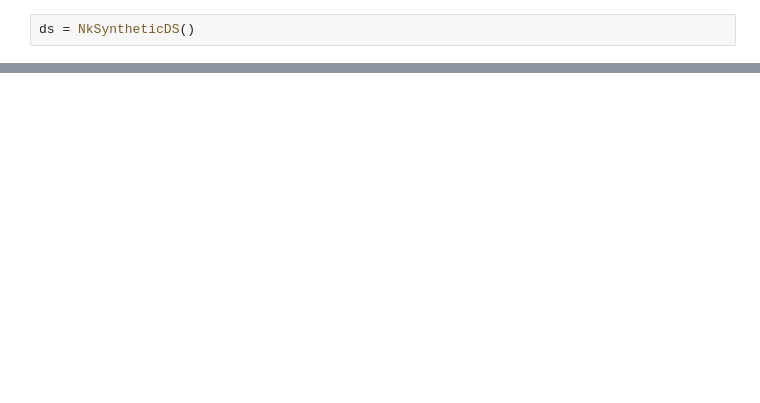
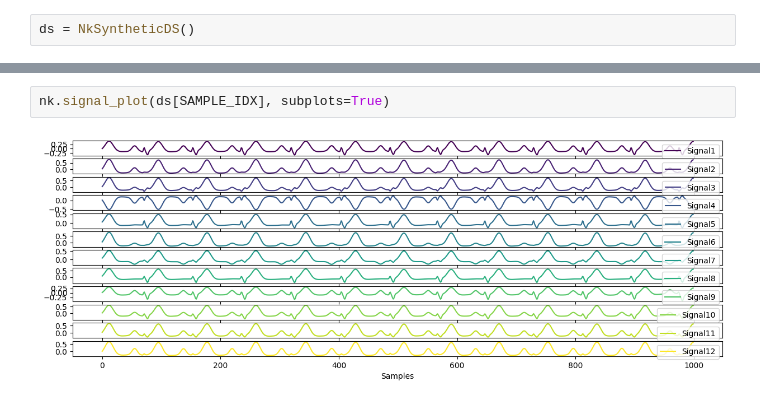
Before and after one commit to isears/ptbxlae, a Jupyter notebook: notebooks/synthetic_eda.ipynb, the cells around one changed output, grey strips where cells are left out. Cells and saved outputs as stored; diff of their text form; blank space fills up the shorter version.

```diff
--- a/notebooks/synthetic_eda.ipynb
+++ b/notebooks/synthetic_eda.ipynb
@@ -33,0 +33,4 @@ plot_raw_data(ds[SAMPLE_IDX], {"fs": 100})
+# %%
+nk.signal_plot(ds[SAMPLE_IDX], subplots=True)
+# %% [output]
+[figure, added]
```
Also changed, not shown: parts of 4 cells of this notebook, 1 other file.
